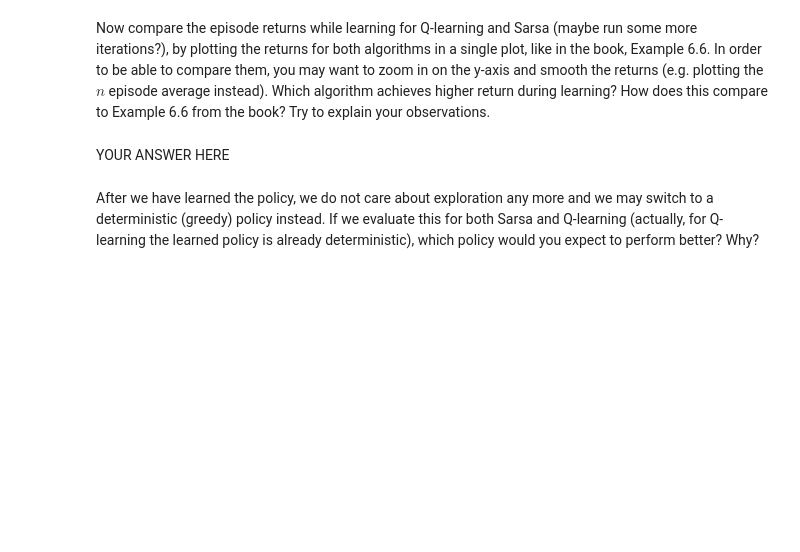
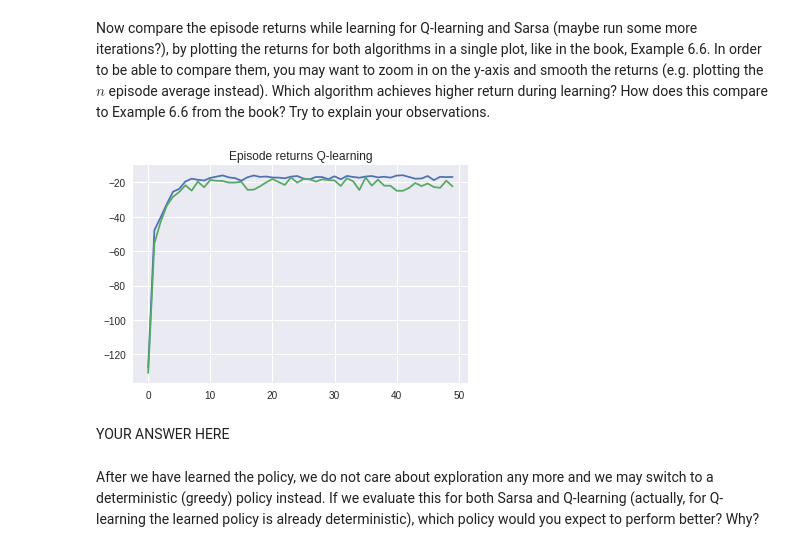
Before and after one commit to askliar/reinforcement-learning, a Jupyter notebook: labs/lab1/lab1_colab.ipynb, the cells around one changed output. Saved outputs shown, nothing was run; the diff lists cells and outputs as text; code cells hidden in the pictures; blank space fills up the shorter version.

```diff
--- a/labs/lab1/lab1_colab.ipynb
+++ b/labs/lab1/lab1_colab.ipynb
@@ -734,3 +928,13 @@ raise NotImplementedError()
+# %%
+avg_rewards_q = np.array(episode_returns_q_learning).reshape(-1, 20).mean(1)
+avg_rewards_sarsa = np.array(episode_returns_sarsa).reshape(-1, 20).mean(1)
+
+plt.plot(avg_rewards_q)
+plt.plot(avg_rewards_sarsa)
+plt.title('Episode returns Q-learning')
+plt.show()
+# %% [output]
+[figure, added]
 # %% [markdown]
 YOUR ANSWER HERE
 # %% [markdown]
```
Also changed, not shown: parts of 11 cells of this notebook.
